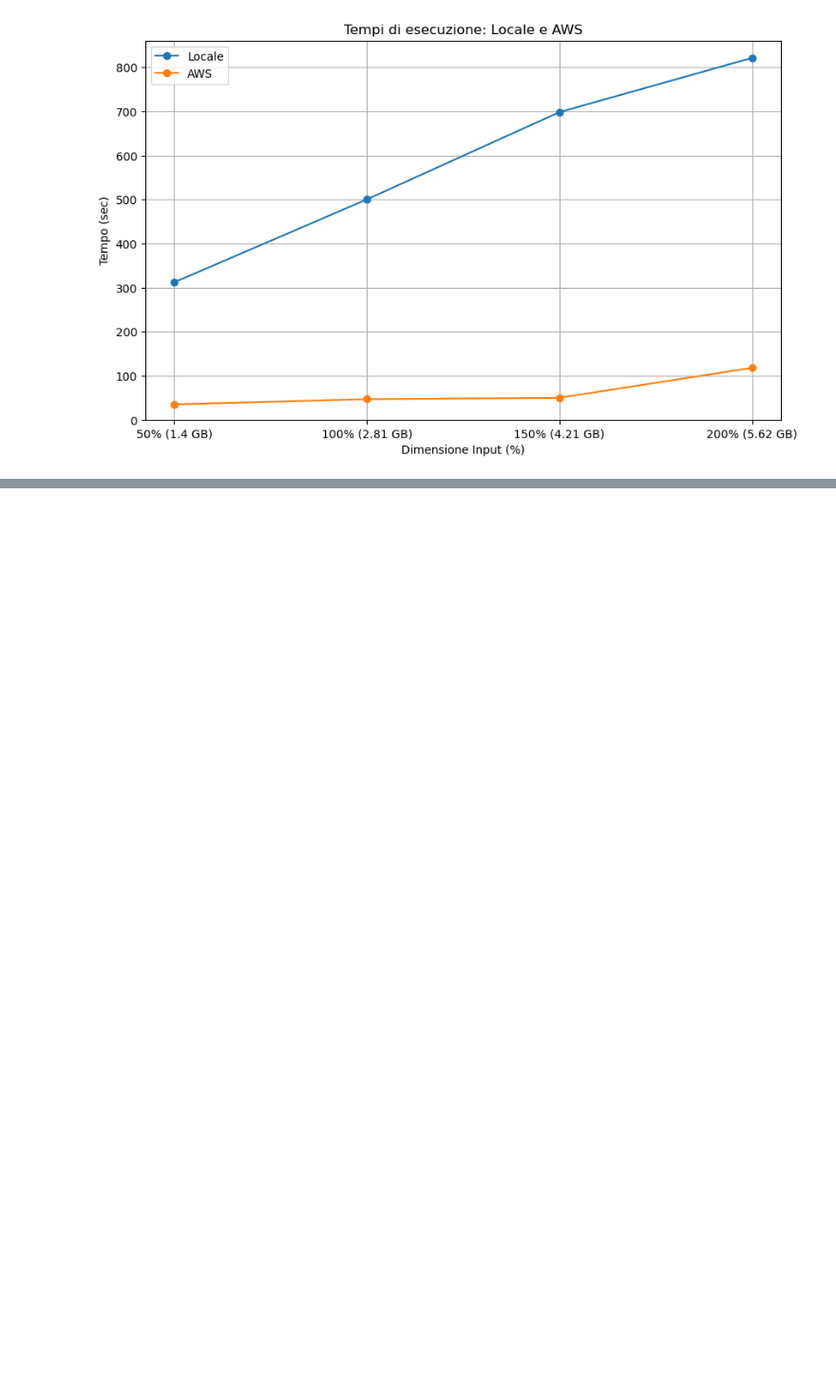
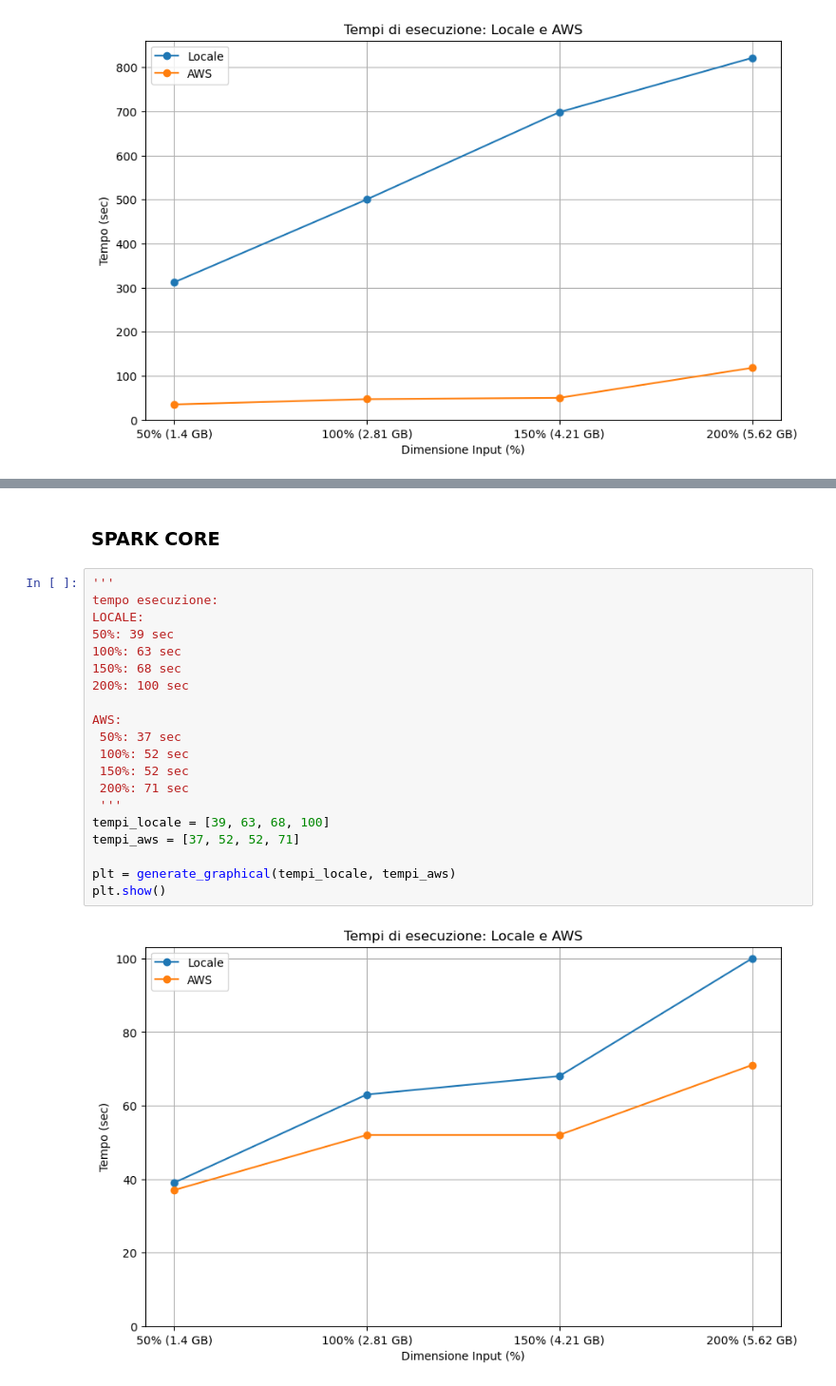
Before and after one commit to FabLetizia/Big-Data-Project, a Jupyter notebook: results/graphicals.ipynb, the cells around one changed output, grey strips where cells are left out. Shown at 95% size. Drawn from its saved outputs; the diff is of its cells as text; blank space fills up the shorter version.

```diff
--- a/results/graphicals.ipynb
+++ b/results/graphicals.ipynb
@@ -227,0 +280,24 @@ plt.show()
+# %% [markdown]
+### SPARK CORE
+# %%
+'''
+tempo esecuzione:
+LOCALE:
+50%: 39 sec
+100%: 63 sec
+150%: 68 sec
+200%: 100 sec
+
+AWS:
+ 50%: 37 sec
+ 100%: 52 sec
+ 150%: 52 sec
+ 200%: 71 sec
+ '''
+tempi_locale = [39, 63, 68, 100]
+tempi_aws = [37, 52, 52, 71]
+
+plt = generate_graphical(tempi_locale, tempi_aws)
+plt.show()
+# %% [output]
+[figure, added]
```
Also changed, not shown: parts of 9 cells of this notebook, 1 other file.
